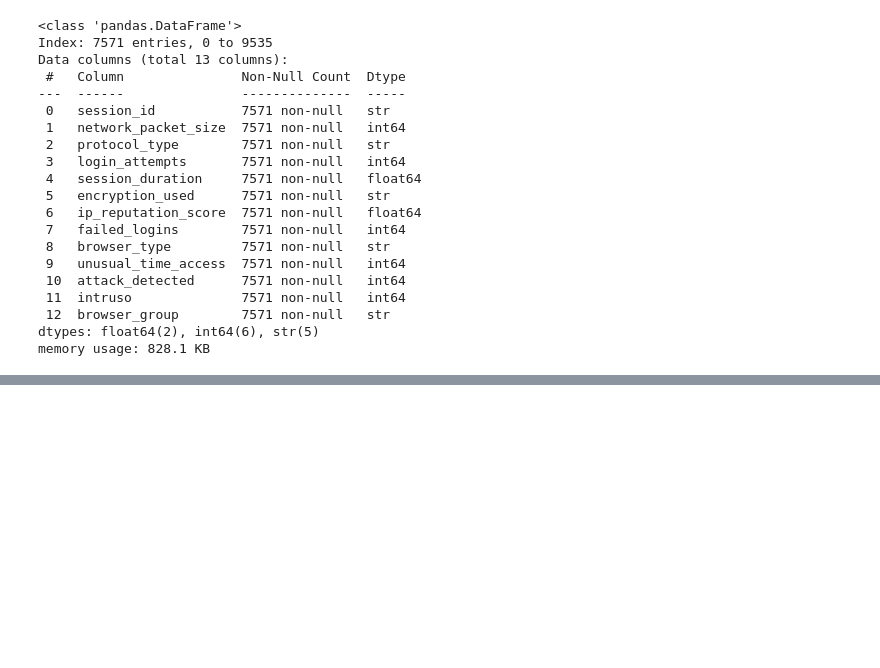
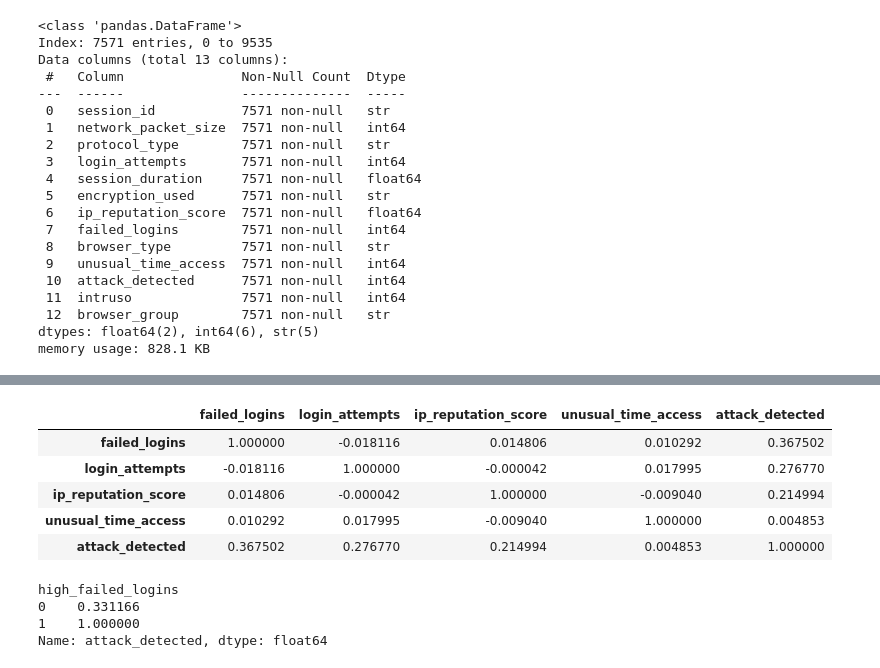
Before and after one commit to paularias652/Practica3Grupo5, a Jupyter notebook: Deber3.ipynb, the cells around one changed output, grey strips where cells are left out. Drawn from its saved outputs; the diff is of its cells as text; code cells hidden in the pictures; blank space fills up the shorter version.

```diff
--- a/Deber3.ipynb
+++ b/Deber3.ipynb
@@ -239,0 +256,17 @@ memory usage: 828.1 KB
+# %%
+dfo[['failed_logins', 'login_attempts', 'ip_reputation_score', 'unusual_time_access', 'attack_detected']].corr()
+# %% [output]
+|  | failed_logins | login_attempts | ip_reputation_score | unusual_time_access | attack_detected |
+| failed_logins | 1.000000 | -0.018116 | 0.014806 | 0.010292 | 0.367502 |
+| login_attempts | -0.018116 | 1.000000 | -0.000042 | 0.017995 | 0.276770 |
+| ip_reputation_score | 0.014806 | -0.000042 | 1.000000 | -0.009040 | 0.214994 |
+| unusual_time_access | 0.010292 | 0.017995 | -0.009040 | 1.000000 | 0.004853 |
+| attack_detected | 0.367502 | 0.276770 | 0.214994 | 0.004853 | 1.000000 |
+# %%
+dfo['high_failed_logins'] = (dfo['failed_logins'] >= 3).astype(int)
+dfo.groupby('high_failed_logins')['attack_detected'].mean()
+# %% [output]
+high_failed_logins
+0    0.331166
+1    1.000000
+Name: attack_detected, dtype: float64
```
Also changed, not shown: parts of 2 cells of this notebook.
